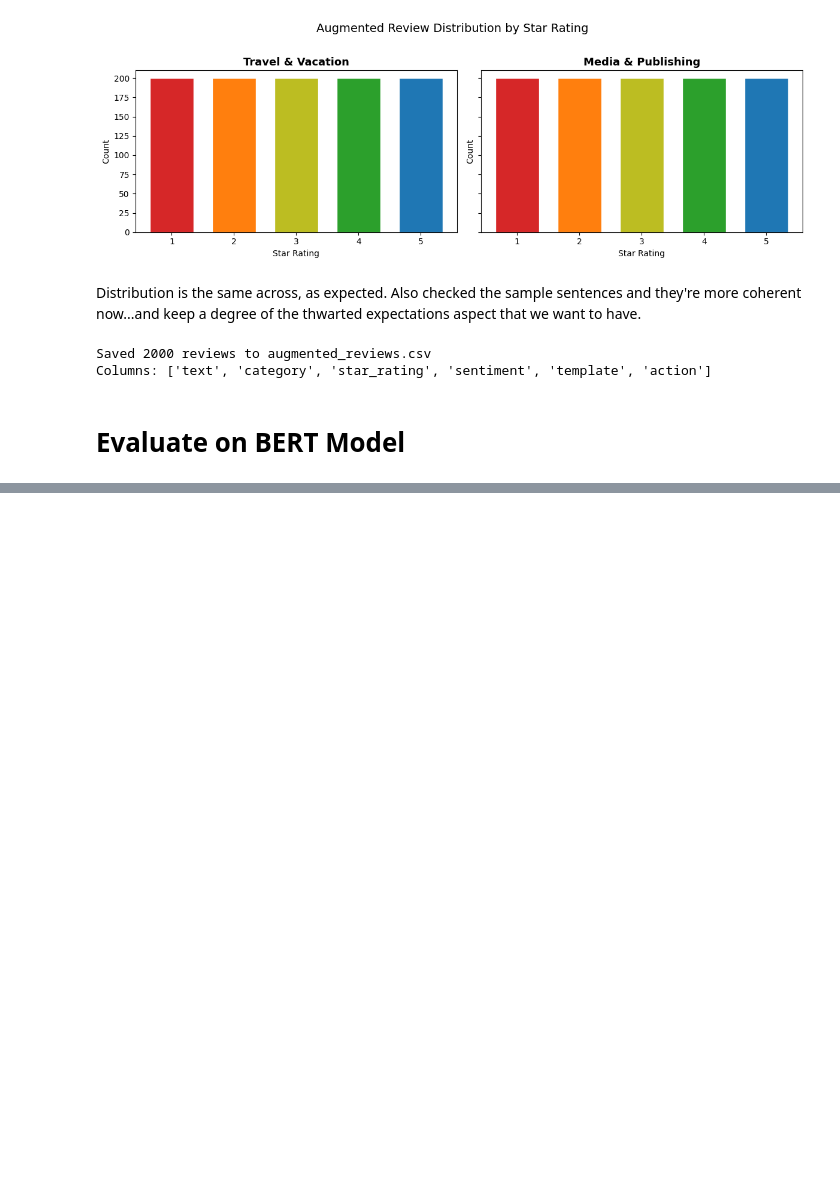
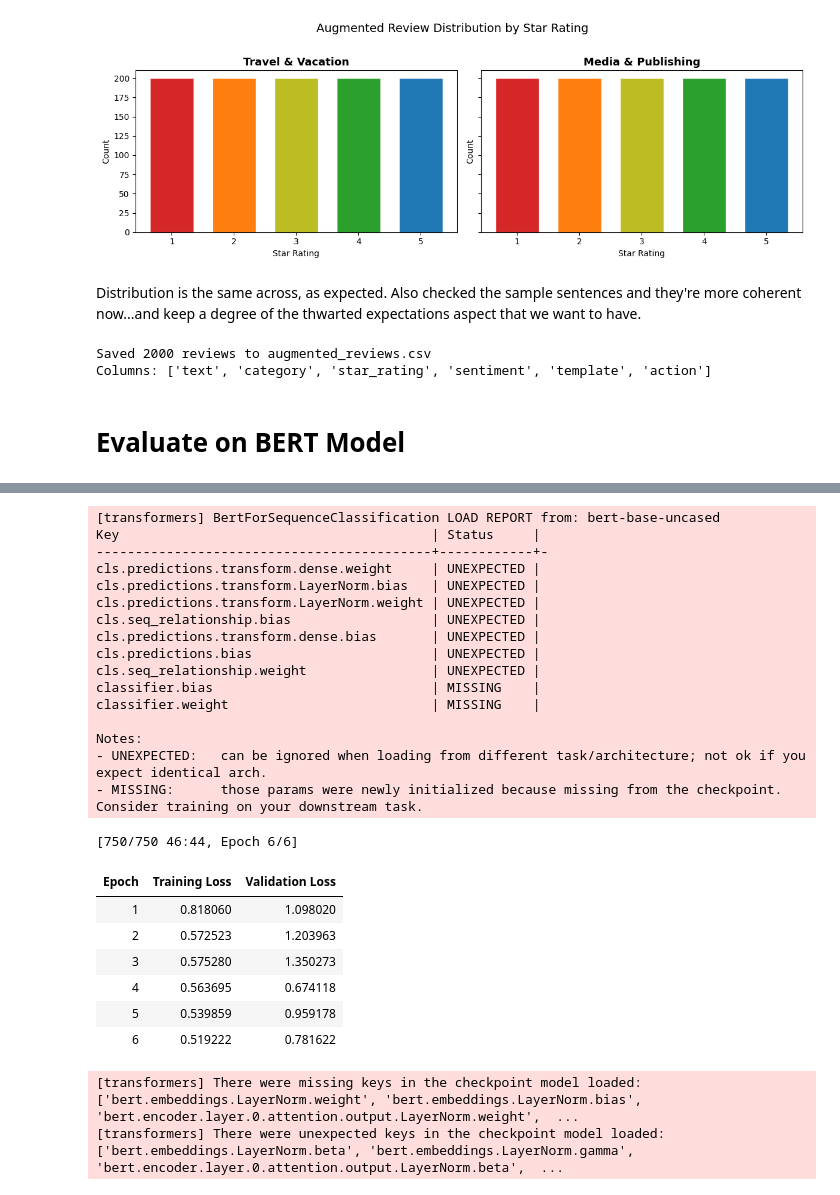
Before and after one commit to majoargote/advanced_nlp_final, a Jupyter notebook: scripts/Part_2_Augmentation.ipynb, the cells around one changed output, grey strips where cells are left out. Drawn from its saved outputs; the diff is of its cells as text; code cells hidden in the pictures; blank space fills up the shorter version.

```diff
--- a/scripts/Part_2_Augmentation.ipynb
+++ b/scripts/Part_2_Augmentation.ipynb
@@ -737,0 +1008,52 @@ Columns: ['text', 'category', 'star_rating', 'sentiment', 'template', 'action']
+# %%
+# ── BERT trained on augmented data ONLY ────────────────────
+# Train on the 2k augmented reviews; validate on the 7 held-out REAL reviews.
+# No real labeled example is used for training, so the 25 reals that used to be
+# in the training mix are now unseen too — letting us test on all 32 reals next.
+#
+# early_stopping=True: the augmented set (2000+) is large enough for it to be
+# meaningful. 6 epochs (~125 steps/epoch); patience=3 usually cuts it shorter.
+#
+# GPU acceleration enabled for THIS run only (no effect on CPU):
+#   use_fp16=True              → mixed precision (only active if CUDA is present)
+#   dataloader_num_workers=2   → parallel data loading
+
+
+set_seed(SEED)
+model_aug, _, valid_preds_aug = train_bert(
+    aug_texts, aug_labels, valid_texts, valid_labels,
+    num_train_epochs=6,
+    early_stopping=True,   # dataset > 500 → safe to use
+    num_labels=num_labels_aug,
+    output_dir='./tmp_bert_augmented',
+    dataloader_num_workers=2,
+    use_fp16=True,
+)
+metrics_val.run(valid_labels, valid_preds_aug, 'BERT (augmented only)')
+# %% [output]
+[transformers] BertForSequenceClassification LOAD REPORT from: bert-base-uncased
+Key                                        | Status     |
+-------------------------------------------+------------+-
+cls.predictions.transform.dense.weight     | UNEXPECTED |
+cls.predictions.transform.LayerNorm.bias   | UNEXPECTED |
+cls.predictions.transform.LayerNorm.weight | UNEXPECTED |
+cls.seq_relationship.bias                  | UNEXPECTED |
+cls.predictions.transform.dense.bias       | UNEXPECTED |
+cls.predictions.bias                       | UNEXPECTED |
+cls.seq_relationship.weight                | UNEXPECTED |
+classifier.bias                            | MISSING    |
+classifier.weight                          | MISSING    |
+
+Notes:
+- UNEXPECTED:   can be ignored when loading from different task/architecture; not ok if you expect identical arch.
+- MISSING:      those params were newly initialized because missing from the checkpoint. Consider training on your downstream task.
+[750/750 46:44, Epoch 6/6]
+| Epoch | Training Loss | Validation Loss |
+| 1 | 0.818060 | 1.098020 |
+| 2 | 0.572523 | 1.203963 |
+| 3 | 0.575280 | 1.350273 |
+| 4 | 0.563695 | 0.674118 |
+| 5 | 0.539859 | 0.959178 |
+| 6 | 0.519222 | 0.781622 |
+[transformers] There were missing keys in the checkpoint model loaded: ['bert.embeddings.LayerNorm.weight', 'bert.embeddings.LayerNorm.bias', 'bert.encoder.layer.0.attention.output.LayerNorm.weight',  ...
+[transformers] There were unexpected keys in the checkpoint model loaded: ['bert.embeddings.LayerNorm.beta', 'bert.embeddings.LayerNorm.gamma', 'bert.encoder.layer.0.attention.output.LayerNorm.beta',  ...
```
Also changed, not shown: parts of 17 cells of this notebook.
